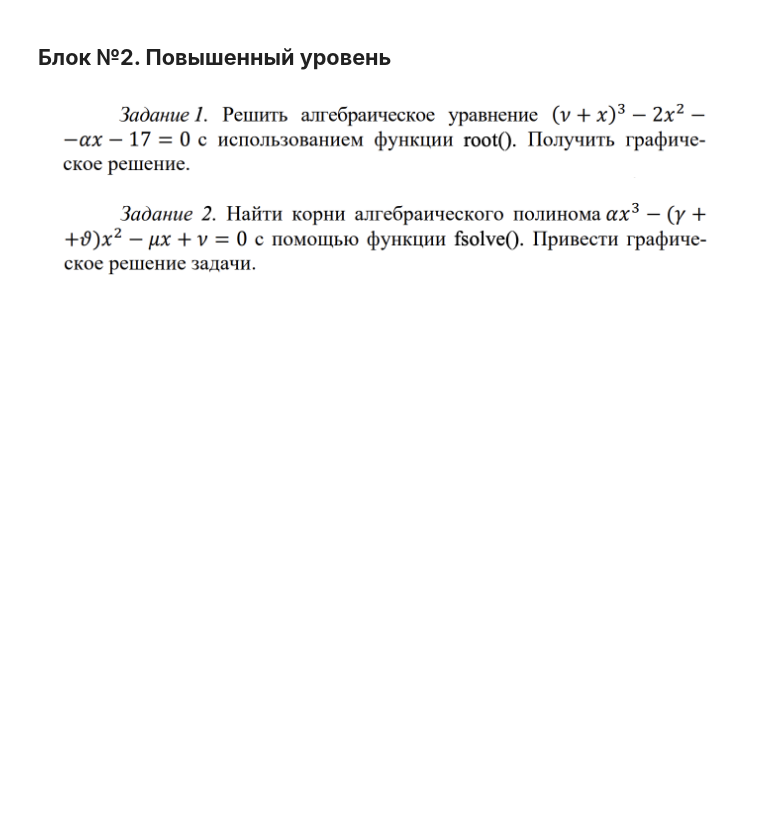
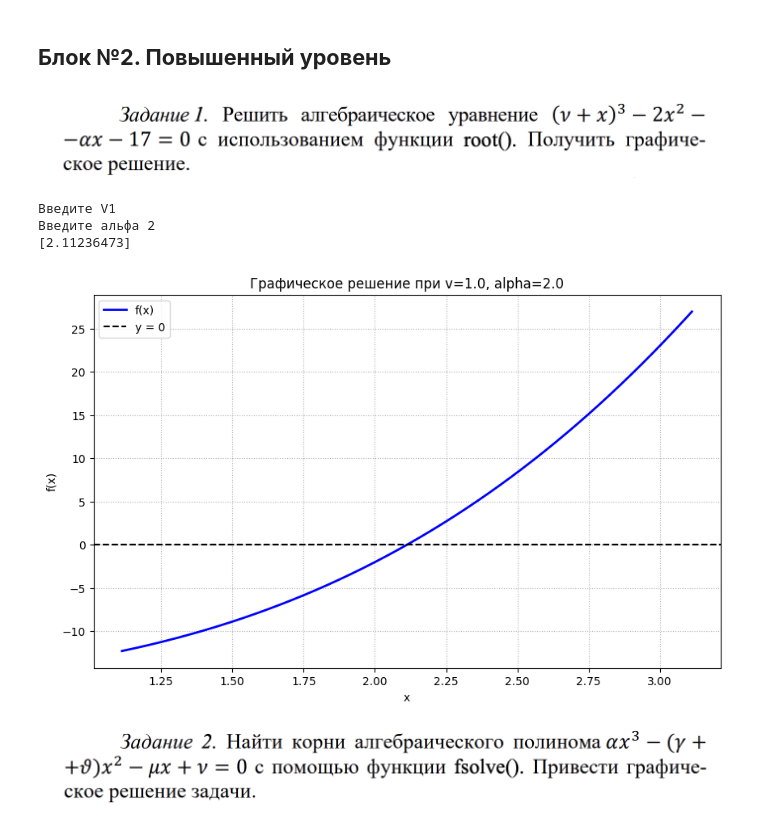
Before and after one commit to DanisStepanov/Computer-mathematics-systems, a Jupyter notebook: 4. Библиотека SciPy/Практическая_работа_№4_Библиотека_SciPy_Часть_№1.ipynb, the cells around one changed output. Saved outputs shown, nothing was run; the diff lists cells and outputs as text; code cells hidden in the pictures; blank space fills up the shorter version.

```diff
--- a/4. Библиотека SciPy/Практическая_работа_№4_Библиотека_SciPy_Часть_№1.ipynb
+++ b/4. Библиотека SciPy/Практическая_работа_№4_Библиотека_SciPy_Часть_№1.ipynb
@@ -86,0 +68,8 @@ NameError: name 'f' is not defined
+# %%
+x = np.linspace(-2, 2, 400)
+F = x**3 + np.cos(x)
+index_bliz_0 = np.argmin(np.abs(F))
+root = x[index_bliz_0]
+
+precise_root = fsolve(f, root)
+print(f"Уточненный корень: {precise_root[0]}")
@@ -145,2 +107,30 @@ print(f"Значение функции в этой точке: {res.fun:.10f}")
+# %%
+v = float(input('Введите V'))
+alpha = float(input('Введите альфа '))
+def f(x):
+    return (v + x)**3 - 2*x**2 - alpha*x - 17
+sol = root(f, x0=0)
+found_root = sol.x[0]
+print(sol.x)
+
+x_plot = np.linspace(found_root - 1, found_root + 1, 1002)
+y_plot = f(x_plot)
+
+plt.figure(figsize=(10, 6))
+plt.plot(x_plot, y_plot, label='f(x)', color='blue', linewidth=2)
+
+plt.axhline(0, color='black', linestyle='--', linewidth=1.5, label='y = 0')
+
+plt.title(f'Графическое решение при v={v}, alpha={alpha}')
+plt.xlabel('x')
+plt.ylabel('f(x)')
+plt.grid(True, which='both', linestyle=':')
+plt.legend()
+plt.show()
+# %% [output]
+Введите V1
+Введите альфа 2
+[2.11236473]
+[figure, added]
 # %% [markdown]
 ![image.png](embedded-picture-1)
```
Also changed, not shown: parts of 10 cells of this notebook.
